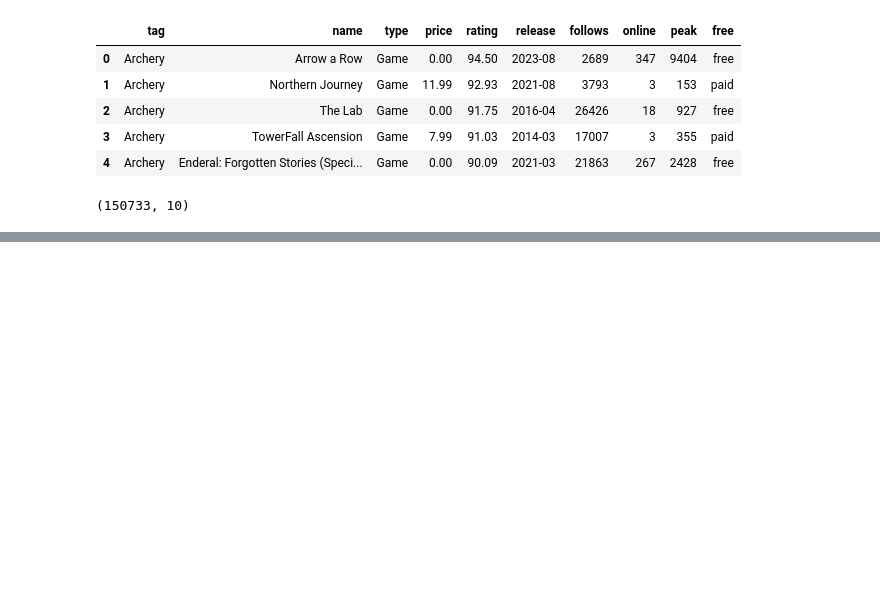
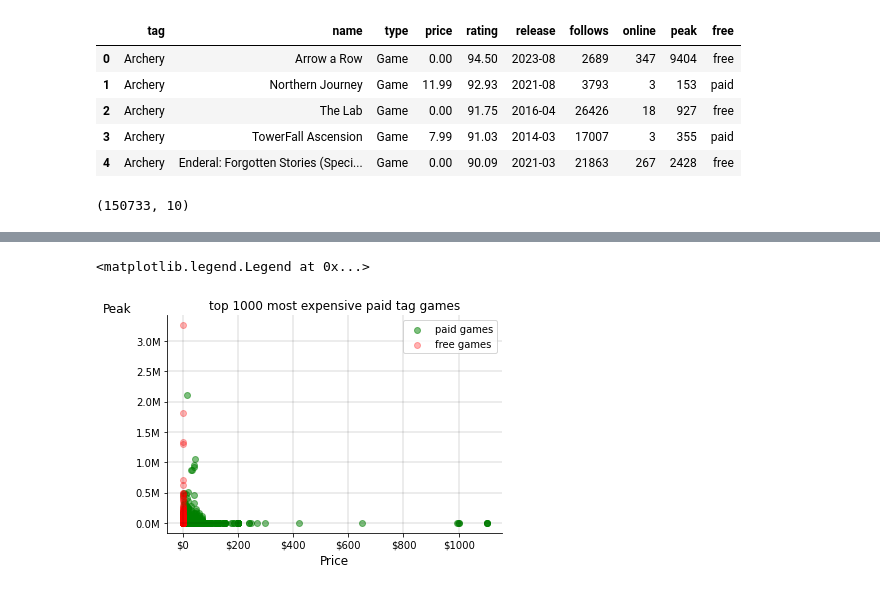
Before and after one commit to AymaneImr/SteamDb-Game-Market-Research, a Jupyter notebook: analyzing-data/main.ipynb, the cells around one changed output, grey strips where cells are left out. Saved outputs shown, nothing was run; the diff lists cells and outputs as text; code cells hidden in the pictures; blank space fills up the shorter version.

```diff
--- a/analyzing-data/main.ipynb
+++ b/analyzing-data/main.ipynb
@@ -87,0 +117,23 @@ too.shape
+# %%
+#comparing free and paid games based on the most played games in each
+top_free_games = df1.loc[df1['free'] == 'free', ['tag',  'name', 'price', 'peak', 'free']]
+fig, ax = plt.subplots()
+ax.scatter(top_paid_games['price'], top_paid_games['peak'], c='g', alpha=0.5, label='paid games')
+ax.scatter(top_free_games['price'], top_free_games['peak'], c='r', alpha=0.3, label='free games')
+ax.grid(color='black', linestyle='-', linewidth=0.30, alpha=0.5)
+ax.yaxis.set_major_formatter(ticker.FuncFormatter(lambda x, pos: f'{x * 1e-6:.1f}M'))
+ax.xaxis.set_major_formatter(ticker.FuncFormatter(lambda x, pos: f'${int(x)}'))
+fonts = {
+        'fontsize': 12,
+        'fontweight': 550,
+        'color': 'black'
+        }
+ax.set(title='top 1000 most expensive paid tag games')
+ax.set_ylabel(ylabel='Peak', rotation=0, loc='top', fontdict=fonts)
+ax.set_xlabel(xlabel='Price', loc='center', fontdict=fonts)
+ax.spines['top'].set_visible(False)
+ax.spines['right'].set_visible(False)
+ax.legend(loc='upper right')
+# %% [output]
+<matplotlib.legend.Legend at 0x...>
+[figure, added]
```
Also changed, not shown: parts of 7 cells of this notebook.
